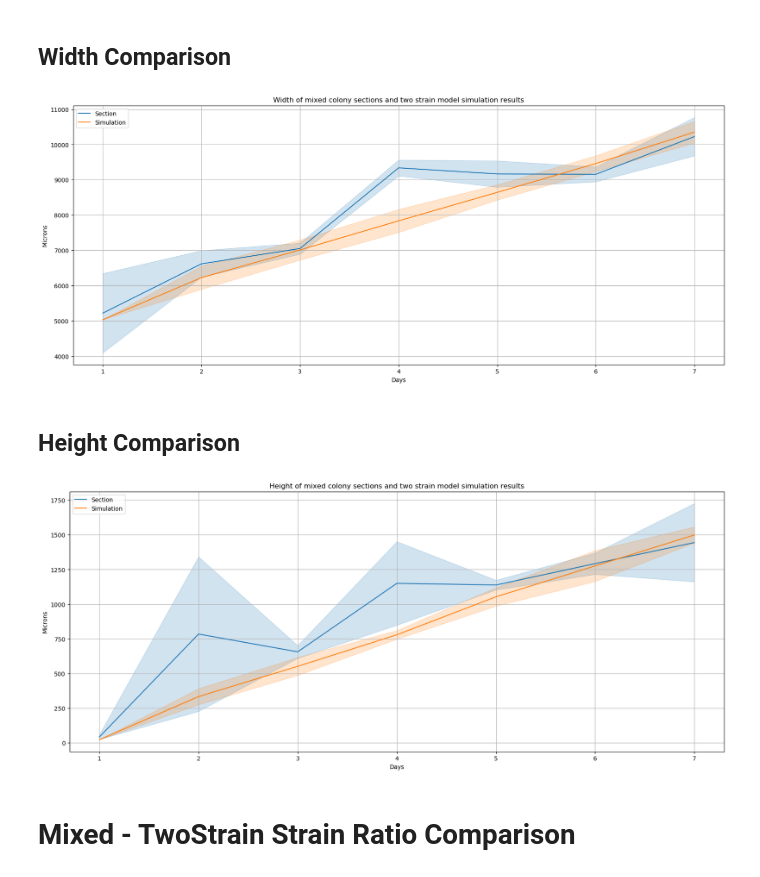
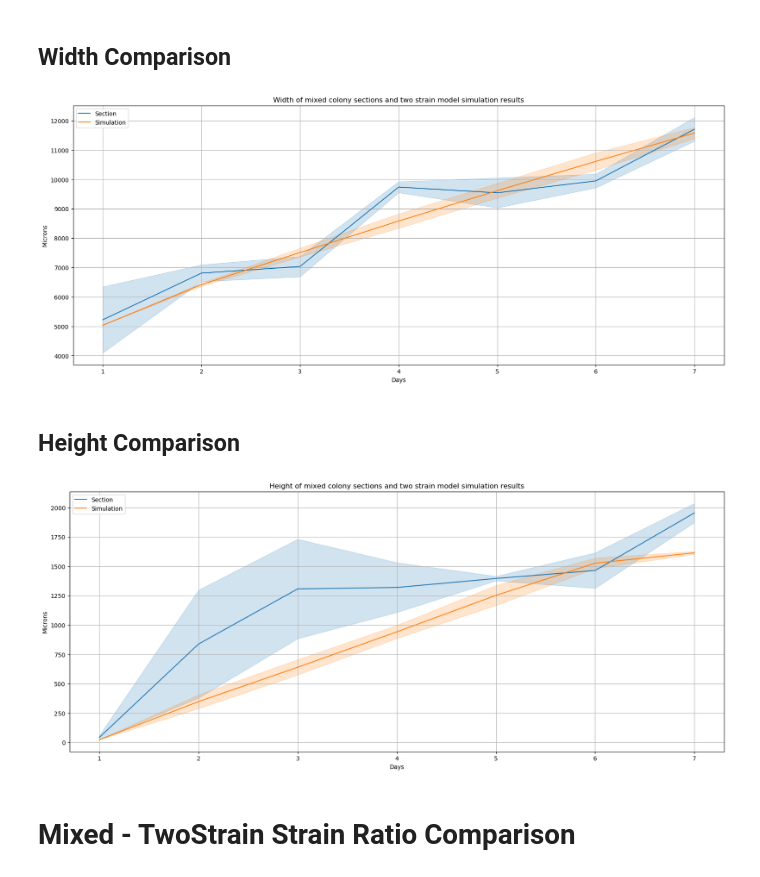
Before and after one commit to metma1/masters-thesis, a Jupyter notebook: Image Processing Python Scripts and Results/Section-Simulation_Comparison.ipynb, the cells around one changed output. Cells and saved outputs as stored; diff of their text form; code cells hidden in the pictures.

```diff
--- a/Image Processing Python Scripts and Results/Section-Simulation_Comparison.ipynb
+++ b/Image Processing Python Scripts and Results/Section-Simulation_Comparison.ipynb
@@ -80,24 +80,24 @@ file_path = tkinter.filedialog.askopenfile(mode='r')
 Mixed_TwoStrain_Widht_Height = pd.read_csv(file_path, delimiter=";")
 
 fig, ax = plt.subplots(figsize=(20, 8))
-plot = sns.lineplot(x='X', y='value', hue='Source', legend='full', data=pd.melt(Y55_S1_Widht_Height, id_vars=['X', 'Source'], value_vars=['Width']), errorbar='sd', err_style='band')
+plot = sns.lineplot(x='X', y='value', hue='Source', legend='full', data=pd.melt(Mixed_TwoStrain_Widht_Height, id_vars=['X', 'Source'], value_vars=['Width']), errorbar='sd', err_style='band')
 plot.set(xlabel='Days', ylabel='Microns', title='Width of mixed colony sections and two strain model simulation results')
 plot.legend(title='')
 sns.move_legend(plot, "upper left")
 plt.grid()
 # %% [output]
-[figure, old version]
+[figure, new version]
 # %% [markdown]
 ## Height Comparison
 # %%
 fig, ax = plt.subplots(figsize=(20, 8))
-plot = sns.lineplot(x='X', y='value', hue='Source', legend='full', data=pd.melt(Y55_S1_Widht_Height, id_vars=['X', 'Source'], value_vars=['Height']), errorbar='sd', err_style='band')
+plot = sns.lineplot(x='X', y='value', hue='Source', legend='full', data=pd.melt(Mixed_TwoStrain_Widht_Height, id_vars=['X', 'Source'], value_vars=['Height']), errorbar='sd', err_style='band')
 plot.set(xlabel='Days', ylabel='Microns', title='Height of mixed colony sections and two strain model simulation results')
 plot.legend(title='')
 sns.move_legend(plot, "upper left")
 plt.grid()
 # %% [output]
-[figure, old version]
+[figure, new version]
 # %% [markdown]
 # Mixed - TwoStrain Strain Ratio Comparison
 # %% [markdown]
```
Also changed, not shown: parts of 1 cell of this notebook.
